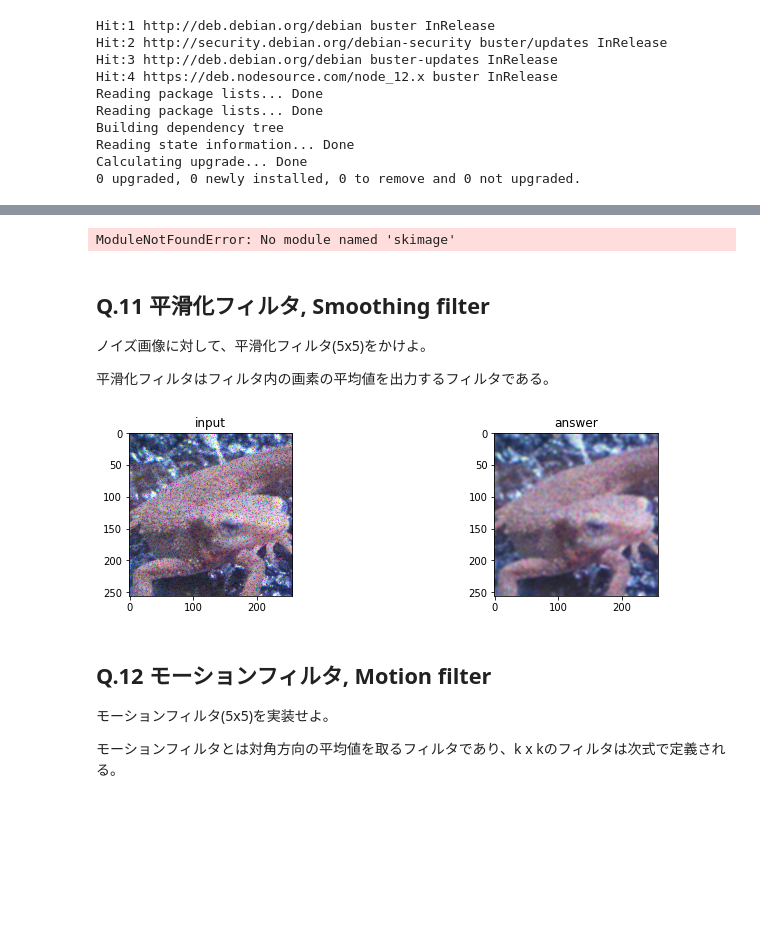
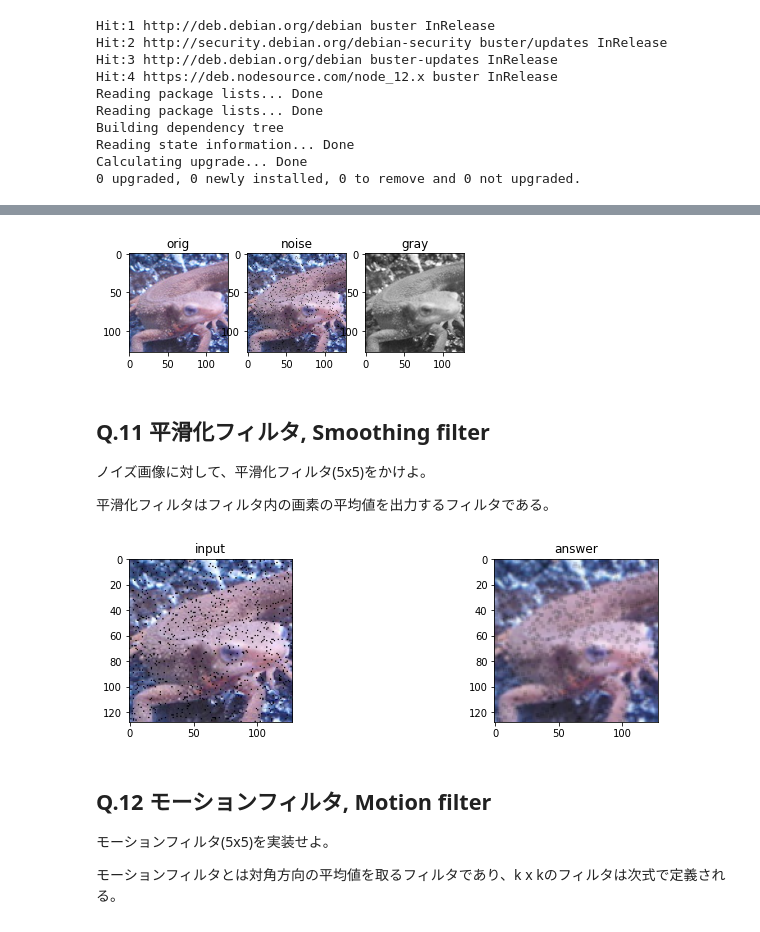
Before and after one commit to T-Sawao/Problem_100, a Jupyter notebook: cv_100/Question_11_20/my_text_11_20.ipynb, the cells around one changed output, grey strips where cells are left out. Drawn from its saved outputs; the diff is of its cells as text; code cells hidden in the pictures; blank space fills up the shorter version.

```diff
--- a/cv_100/Question_11_20/my_text_11_20.ipynb
+++ b/cv_100/Question_11_20/my_text_11_20.ipynb
@@ -113,8 +107,8 @@ import matplotlib.pyplot as plt
 import cv2
 from skimage import io
 
-img_orig = io.imread('https://yoyoyo-yo.github.io/Gasyori100knock/assets/imori_256x256.png')
-img_noise = io.imread('https://yoyoyo-yo.github.io/Gasyori100knock/assets/imori_256x256_noise.png')
+img_orig = io.imread("imori.jpg")
+img_noise = io.imread("imori_noise.jpg")
 img_gray = cv2.cvtColor(img_orig, cv2.COLOR_RGB2GRAY)
 
 plt.subplot(1, 3, 1); plt.imshow(img_orig); plt.title('orig')
@@ -122,7 +116,7 @@ plt.subplot(1, 3, 2); plt.imshow(img_noise); plt.title('noise')
 plt.subplot(1, 3, 3); plt.imshow(img_gray, cmap='gray'); plt.title('gray')
 plt.show()
 # %% [output]
-ModuleNotFoundError: No module named 'skimage'
+[figure, added]
 # %% [markdown]
 ## Q.11 平滑化フィルタ, Smoothing filter
 
@@ -130,15 +124,15 @@ ModuleNotFoundError: No module named 'skimage'
 
 平滑化フィルタはフィルタ内の画素の平均値を出力するフィルタである。
 # %%
-# opencv
-img_smoth = cv2.blur(img_noise, (5, 5)) # smoothing filtering
+# cv2,.blurは平均値を取るフィルタ関数
+img_smoth = cv2.blur(img_noise, (3, 3))
 
 plt.figure(figsize=(12, 3))
 plt.subplot(1, 2, 1); plt.title('input'); plt.imshow(img_noise)
 plt.subplot(1, 2, 2); plt.title('answer'); plt.imshow(img_smoth)
 plt.show()
 # %% [output]
-[figure, old version]
+[figure, new version]
 # %% [markdown]
 ## Q.12 モーションフィルタ, Motion filter
 
```
Also changed, not shown: parts of 9 cells of this notebook, 1 other file.
